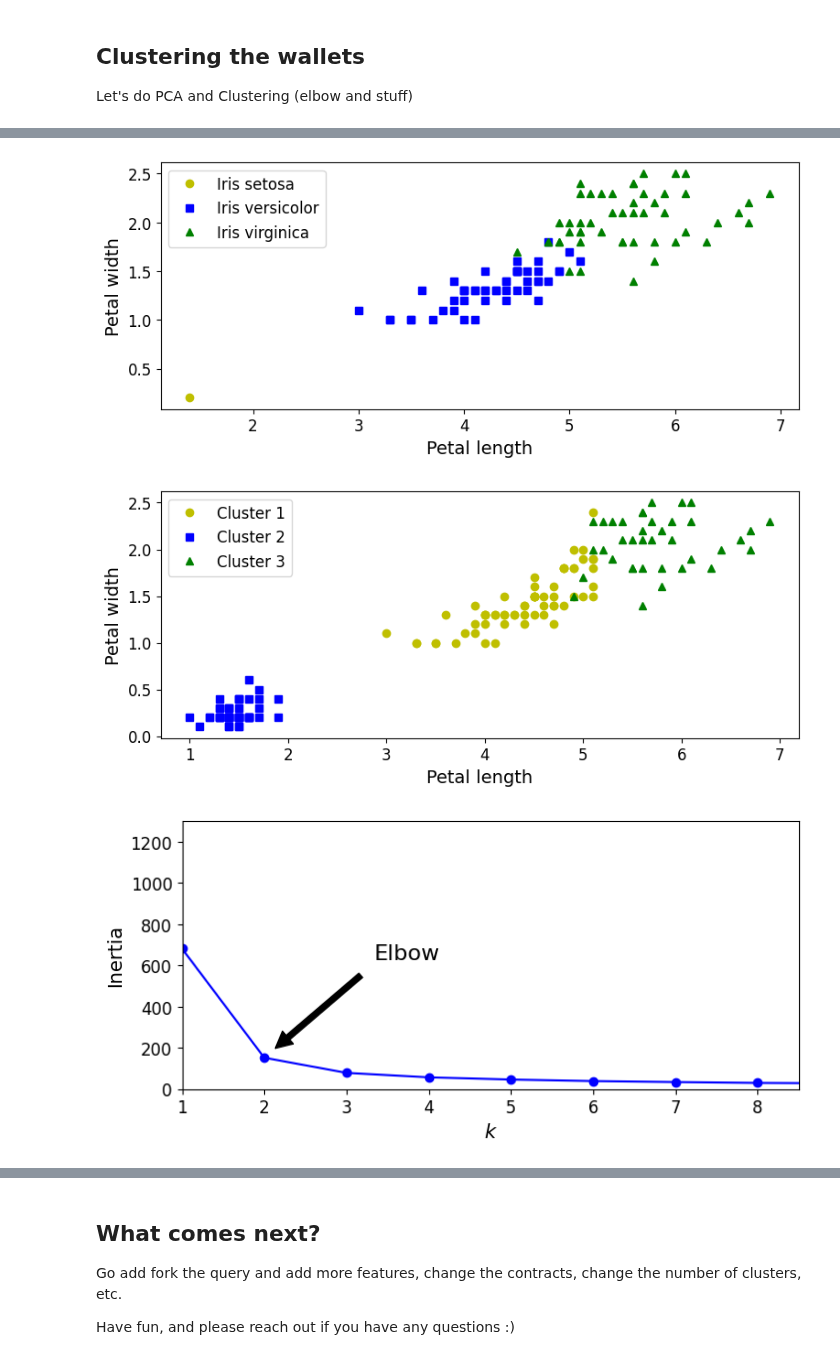
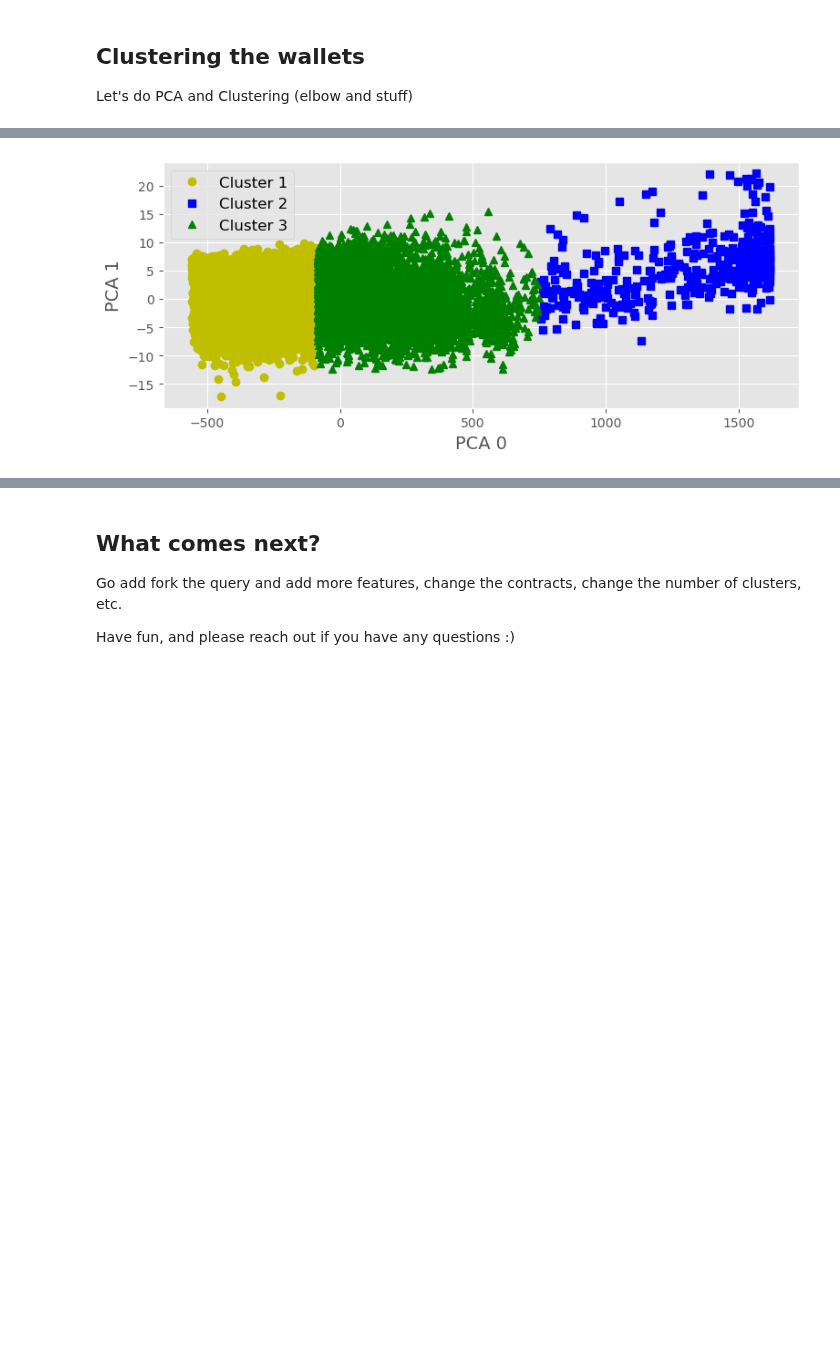
Before and after one commit to duneanalytics/dune-client, a Jupyter notebook: examples/Protocol and Chain Wallet Clustering.ipynb, the cells around one changed output, grey strips where cells are left out. Saved outputs shown, nothing was run; the diff lists cells and outputs as text; code cells hidden in the pictures; blank space fills up the shorter version.

```diff
--- a/examples/Protocol and Chain Wallet Clustering.ipynb
+++ b/examples/Protocol and Chain Wallet Clustering.ipynb
@@ -97,0 +102,14 @@ There are clearly some wild outliers in many of these features, so we will need
+# %%
+query_result_tf = query_result
+
+log_transform_columns = ['dex_trades', 'dex_volume_usd', 'funding_sources',
+       'gas_used', 'nft_trades', 'nft_volume_usd', 'times_called',
+       'times_cex_funded', 'times_funded', 'txs']
+
+query_result_tf[log_transform_columns] = query_result_tf[log_transform_columns].applymap(lambda x: np.log1p(x + 1))
+
+#let's plot again
+fig, ax = plt.subplots(1, 1, figsize=(12, 12))
+ax.grid(False)
+query_result.hist(bins=25, ax=ax)
+plt.show()
@@ -103,7 +125,9 @@ Let's do PCA and Clustering (elbow and stuff)
 from sklearn.decomposition import PCA
 
 numerics = ['int64','float64']
-df_filtered = query_result.select_dtypes(include=numerics)
+df_filtered = query_result_tf.select_dtypes(include=numerics)
+
+print(df_filtered.columns)
 
 pca = PCA()
 df_pca = pca.fit_transform(X=df_filtered)
@@ -126,70 +156,23 @@ sns.jointplot(x=df_pca[0], y=df_pca[1], kind="hex", color="#4CB391")
 # %%
 import numpy as np
 import os
 import pdb
-import warnings
-warnings.filterwarnings("ignore")
 
 # to make this notebook's output stable across runs
 np.random.seed(42)
-
-# To plot pretty figures
-# %matplotlib inline
-import matplotlib as mpl
-import matplotlib.pyplot as plt
-mpl.rc('axes', labelsize=14)
-mpl.rc('xtick', labelsize=12)
-mpl.rc('ytick', labelsize=12)
-
-from sklearn.datasets import load_iris
-data = load_iris()
-X = data.data
-y = data.target
-plt.figure(figsize=(9, 3.5))
-
-plt.plot(X[0, 2], X[0, 3], "yo", label="Iris setosa")
-plt.plot(X[y==1, 2], X[y==1, 3], "bs", label="Iris versicolor")
-plt.plot(X[y==2, 2], X[y==2, 3], "g^", label="Iris virginica")
-plt.xlabel("Petal length", fontsize=14)
-plt.ylabel("Petal width", fontsize=14)
-plt.legend(fontsize=12)
 
 '''unsupervised classifiers'''
 from sklearn.cluster import KMeans
 k = 3
 kmeans = KMeans(n_clusters=k)
-y_pred = kmeans.fit_predict(X)
+y_pred = kmeans.fit_predict(df_pca)
 plt.figure(figsize=(9, 3.5))
-plt.plot(X[y_pred==0, 2], X[y_pred==0, 3], "yo", label="Cluster 1")
-plt.plot(X[y_pred==1, 2], X[y_pred==1, 3], "bs", label="Cluster 2")
-plt.plot(X[y_pred==2, 2], X[y_pred==2, 3], "g^", label="Cluster 3")
-plt.xlabel("Petal length", fontsize=14)
-plt.ylabel("Petal width", fontsize=14)
+plt.plot(df_pca.loc[y_pred==0, 0], df_pca.loc[y_pred==0, 1], "yo", label="Cluster 1")
+plt.plot(df_pca.loc[y_pred==1, 0], df_pca.loc[y_pred==1, 1], "bs", label="Cluster 2")
+plt.plot(df_pca.loc[y_pred==2, 0], df_pca.loc[y_pred==2, 1], "g^", label="Cluster 3")
+plt.xlabel("PCA 0", fontsize=14)
+plt.ylabel("PCA 1", fontsize=14)
 plt.legend(loc="upper left", fontsize=12)
 plt.show()
-
-kmeans.inertia_ #use .score(X) for the negative, since negative is better
-kmeans.inertia_
-
-#higher k means lower inertia, just because more clusters means lower distance in general. Can use elbow rule instead:
-kmeans_per_k = [KMeans(n_clusters=k, random_state=42).fit(X)
-                for k in range(1, 10)]
-
-inertias = [model.inertia_ for model in kmeans_per_k]
-plt.figure(figsize=(8, 3.5))
-plt.plot(range(1, 10), inertias, "bo-")
-plt.xlabel("$k$", fontsize=14)
-plt.ylabel("Inertia", fontsize=14)
-plt.annotate('Elbow',
-             xy=(2, inertias[1]),
-             xytext=(0.35, 0.55),
-             textcoords='figure fraction',
-             fontsize=16,
-             arrowprops=dict(facecolor='black', shrink=0.1)
-            )
-plt.axis([1, 8.5, 0, 1300])
-plt.show()
 # %% [output]
-[figure, old version]
+[figure, new version]
-[figure, removed]
-[figure, removed]
```
Also changed, not shown: parts of 9 cells of this notebook, 4 other files.
